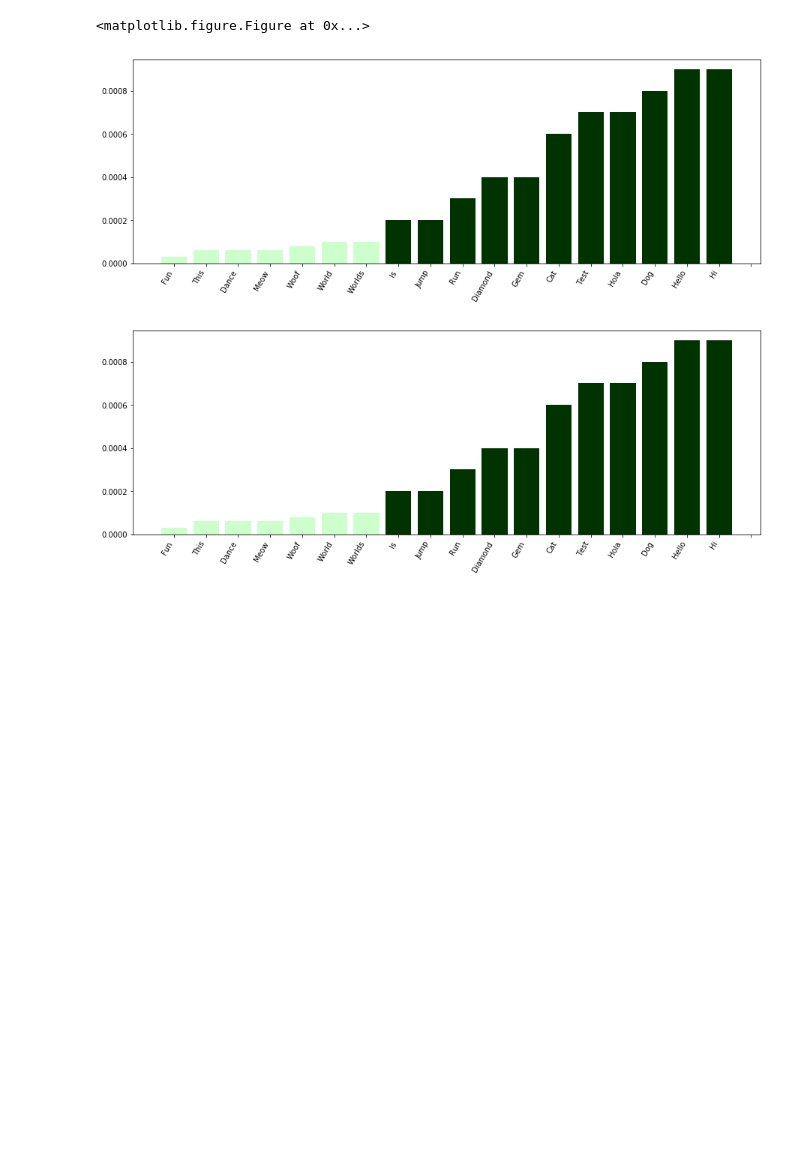
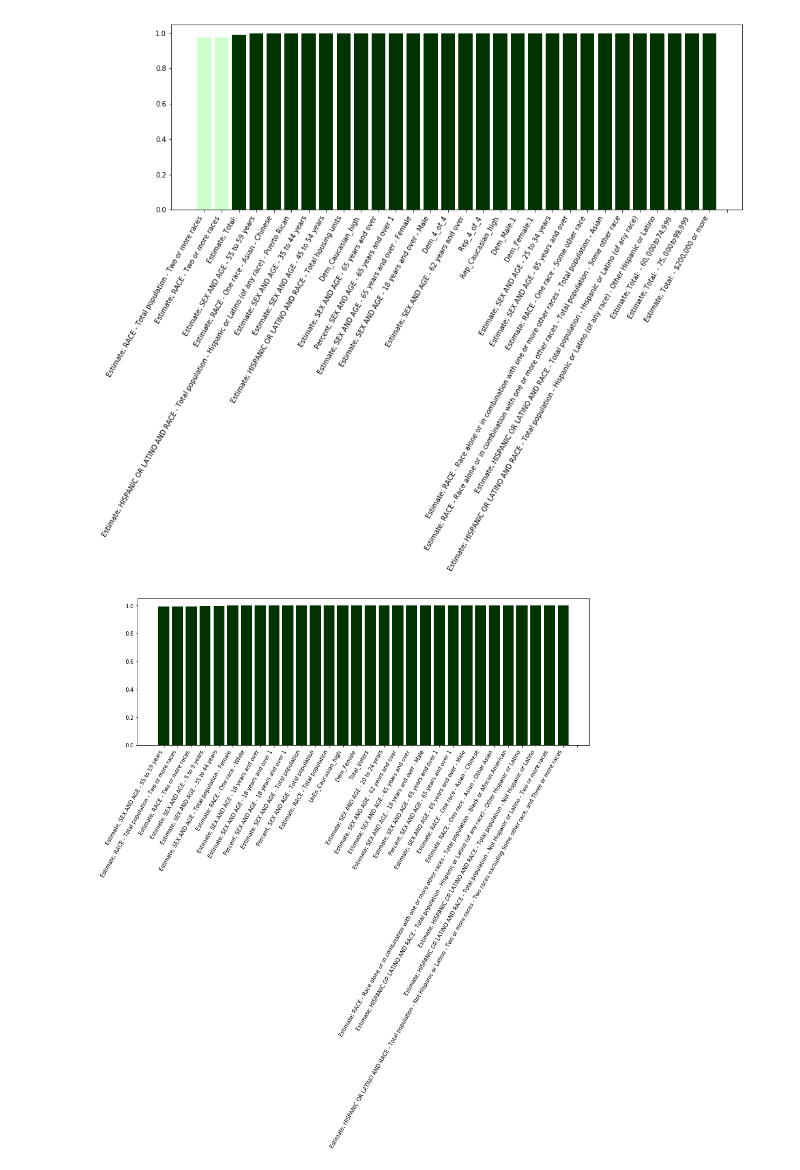
Before and after one commit to ferrys/cs-506-emerge-MA, a Jupyter notebook: visualization/frequency_chart.ipynb, the cells around one changed output. Cells and saved outputs as stored; diff of their text form; code cells hidden in the pictures; blank space fills up the shorter version.

Commit message:
visualized votebuilder_model results

```diff
--- a/visualization/frequency_chart.ipynb
+++ b/visualization/frequency_chart.ipynb
@@ -3,31 +3,37 @@ from matplotlib import pyplot as plt
 import pandas as pd
 import numpy as np
 # %%
-feature_dict = {"Hello": .0009, "World": .0001, "This": .00006, "Is": .0002, "Fun": .00003, "Test": .0007, "Cat": .0006, "Dog": .0008, "Diamond": .0004, "Hi": .0009, "Worlds": .0001, "Dance": .00006, "Jump": .0002, "Run": .0003, "Hola": .0007, "Meow": .00006, "Woof": .00008, "Gem": .0004}
-senate_features = list(feature_dict.items())
-house_features = list(feature_dict.items())
+house_df = pd.read_csv("../votebuilder_model/house_features.csv",header=None, names=['Feature', 'Significance'], index_col=0)
+house_df['Significance'] = house_df['Significance'].apply(lambda x: 1-x)
+house_feature_dict = house_df.to_dict()['Significance']
+
+senate_df = pd.read_csv("../votebuilder_model/senate_features.csv",header=None, names=['Feature', 'Significance'], index_col=0)
+senate_df['Significance'] = senate_df['Significance'].apply(lambda x: 1-x)
+senate_feature_dict = senate_df.to_dict()['Significance']
+
+senate_features = list(house_feature_dict.items())
+house_features = list(senate_feature_dict.items())
 
 def plot_frequencies(features, type):
     features.sort(key=lambda x: x[1])
     feature_names = [x[0] for x in features]
     coef = [x[1] for x in features]
-    top_features = int(len(feature_dict) / 2)
+    top_features = int(len(features) / 2)
 
     top_positive_coefficients = np.argsort(coef)[-top_features:]
     top_negative_coefficients = np.argsort(coef)[:top_features]
     top_coefficients = np.hstack([top_negative_coefficients, top_positive_coefficients])
     # create plot
     plt.figure(figsize=(15, 5))
-    colors = ['#003300' if c > .0001 else '#ccffcc' for c in coef]
+    colors = ['#003300' if c > .99 else '#ccffcc' for c in coef]
     plt.bar(np.arange(2 * top_features), coef, color=colors)
     feature_names = np.array(feature_names)
     plt.xticks(np.arange(1 + 2 * top_features), feature_names, rotation=60, ha='right')
     plt.savefig('results/'+ type +'_feature_chart.png')
     plt.show()
 
 plot_frequencies(senate_features, "Senate")
 plot_frequencies(house_features, "House")
 # %% [output]
-<matplotlib.figure.Figure at 0x...>
-[figure, old version]
+[figure, new version]
-[figure, old version]
+[figure, new version]
```
Also changed, not shown: 8 other files.
